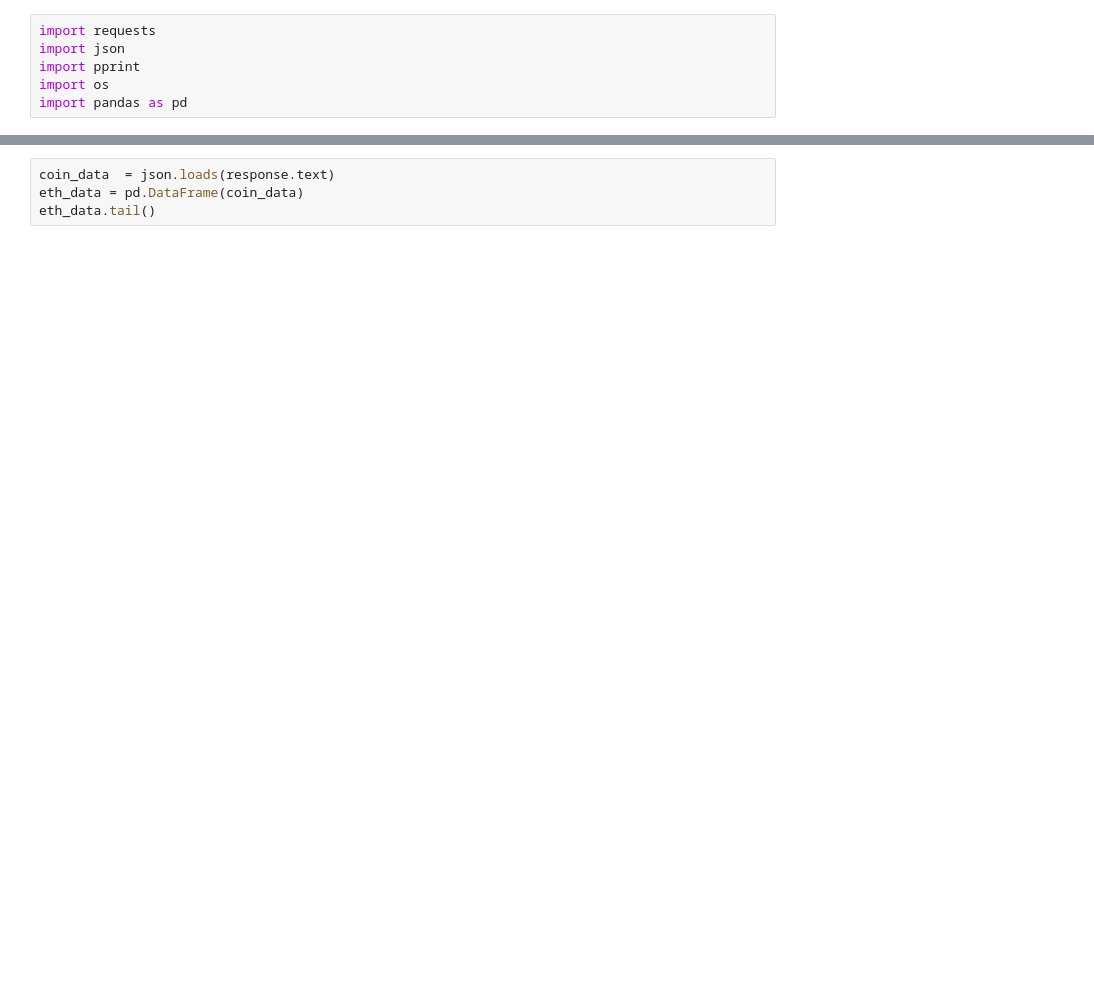
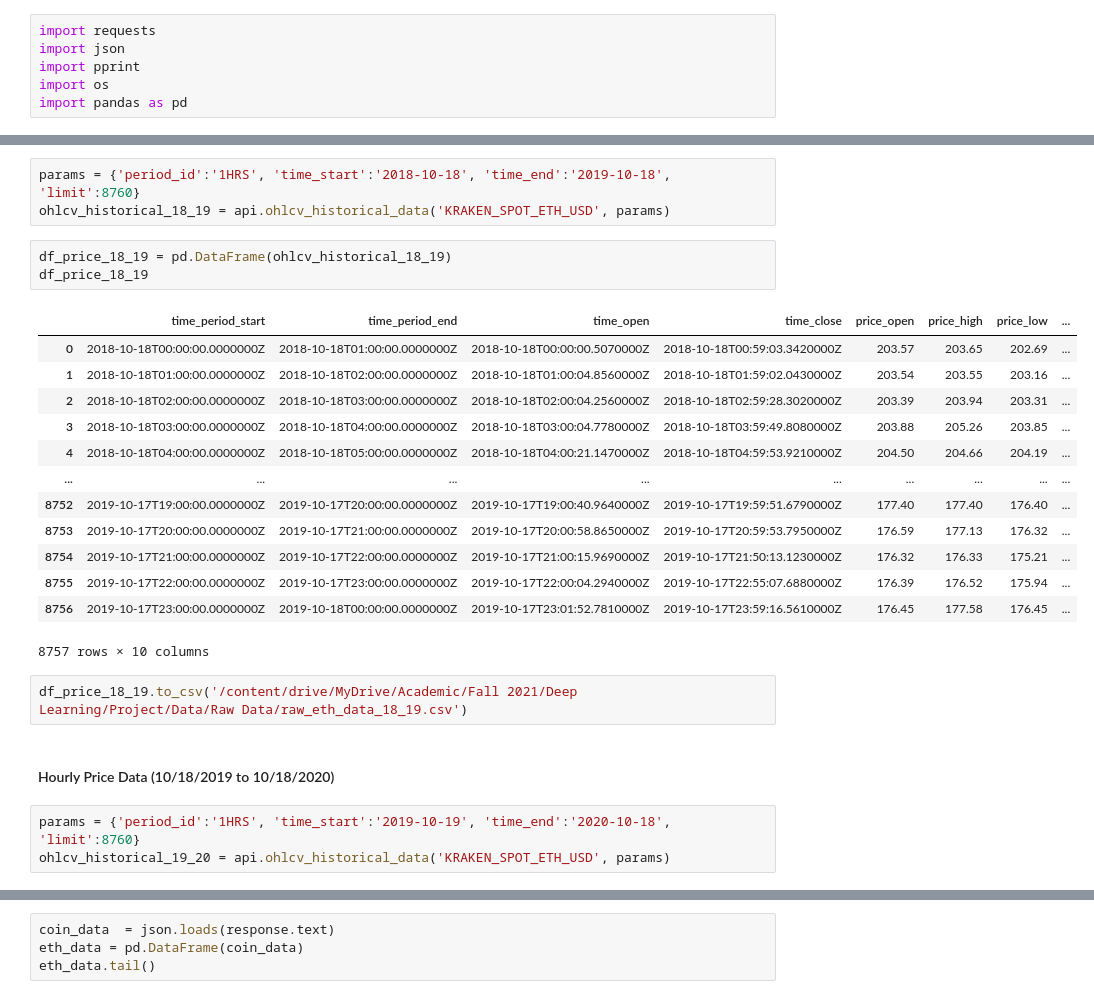
Before and after one commit to ayanga1998/DRL-trading-system, a Jupyter notebook: DataCollection/CoinAPI_Data_Extraction.ipynb, the cells around one changed output, grey strips where cells are left out. Cells and saved outputs as stored; diff of their text form; blank space fills up the shorter version.

```diff
--- a/DataCollection/CoinAPI_Data_Extraction.ipynb
+++ b/DataCollection/CoinAPI_Data_Extraction.ipynb
@@ -11,0 +125,27 @@ import pandas as pd
+# %%
+params = {'period_id':'1HRS', 'time_start':'2018-10-18', 'time_end':'2019-10-18', 'limit':8760}
+ohlcv_historical_18_19 = api.ohlcv_historical_data('KRAKEN_SPOT_ETH_USD', params)
+# %%
+df_price_18_19 = pd.DataFrame(ohlcv_historical_18_19)
+df_price_18_19
+# %% [output]
+|  | time_period_start | time_period_end | time_open | time_close | price_open | price_high | price_low | ... |
+| 0 | 2018-10-18T00:00:00.0000000Z | 2018-10-18T01:00:00.0000000Z | 2018-10-18T00:00:00.5070000Z | 2018-10-18T00:59:03.3420000Z | 203.57 | 203.65 | 202.69 | ... |
+| 1 | 2018-10-18T01:00:00.0000000Z | 2018-10-18T02:00:00.0000000Z | 2018-10-18T01:00:04.8560000Z | 2018-10-18T01:59:02.0430000Z | 203.54 | 203.55 | 203.16 | ... |
+| 2 | 2018-10-18T02:00:00.0000000Z | 2018-10-18T03:00:00.0000000Z | 2018-10-18T02:00:04.2560000Z | 2018-10-18T02:59:28.3020000Z | 203.39 | 203.94 | 203.31 | ... |
+| 3 | 2018-10-18T03:00:00.0000000Z | 2018-10-18T04:00:00.0000000Z | 2018-10-18T03:00:04.7780000Z | 2018-10-18T03:59:49.8080000Z | 203.88 | 205.26 | 203.85 | ... |
+| 4 | 2018-10-18T04:00:00.0000000Z | 2018-10-18T05:00:00.0000000Z | 2018-10-18T04:00:21.1470000Z | 2018-10-18T04:59:53.9210000Z | 204.50 | 204.66 | 204.19 | ... |
+| ... | ... | ... | ... | ... | ... | ... | ... | ... |
+| 8752 | 2019-10-17T19:00:00.0000000Z | 2019-10-17T20:00:00.0000000Z | 2019-10-17T19:00:40.9640000Z | 2019-10-17T19:59:51.6790000Z | 177.40 | 177.40 | 176.40 | ... |
+| 8753 | 2019-10-17T20:00:00.0000000Z | 2019-10-17T21:00:00.0000000Z | 2019-10-17T20:00:58.8650000Z | 2019-10-17T20:59:53.7950000Z | 176.59 | 177.13 | 176.32 | ... |
+| 8754 | 2019-10-17T21:00:00.0000000Z | 2019-10-17T22:00:00.0000000Z | 2019-10-17T21:00:15.9690000Z | 2019-10-17T21:50:13.1230000Z | 176.32 | 176.33 | 175.21 | ... |
+| 8755 | 2019-10-17T22:00:00.0000000Z | 2019-10-17T23:00:00.0000000Z | 2019-10-17T22:00:04.2940000Z | 2019-10-17T22:55:07.6880000Z | 176.39 | 176.52 | 175.94 | ... |
+| 8756 | 2019-10-17T23:00:00.0000000Z | 2019-10-18T00:00:00.0000000Z | 2019-10-17T23:01:52.7810000Z | 2019-10-17T23:59:16.5610000Z | 176.45 | 177.58 | 176.45 | ... |
+8757 rows × 10 columns
+# %%
+df_price_18_19.to_csv('/content/drive/MyDrive/Academic/Fall 2021/Deep Learning/Project/Data/Raw Data/raw_eth_data_18_19.csv')
+# %% [markdown]
+#### Hourly Price Data (10/18/2019 to 10/18/2020)
+# %%
+params = {'period_id':'1HRS', 'time_start':'2019-10-19', 'time_end':'2020-10-18', 'limit':8760}
+ohlcv_historical_19_20 = api.ohlcv_historical_data('KRAKEN_SPOT_ETH_USD', params)
```
Also changed, not shown: parts of 31 cells of this notebook.
